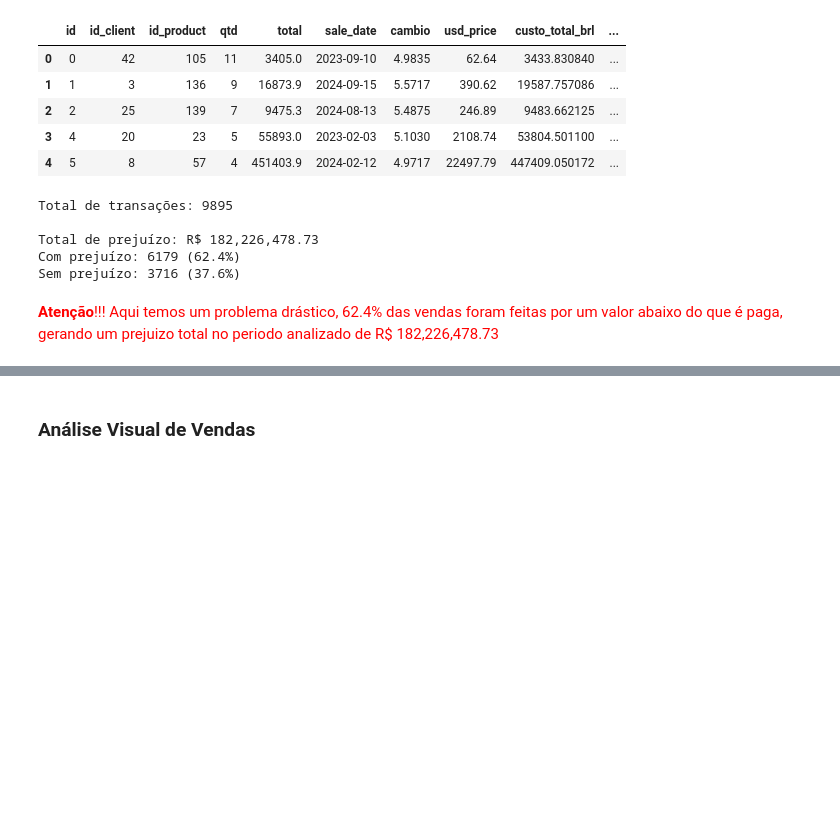
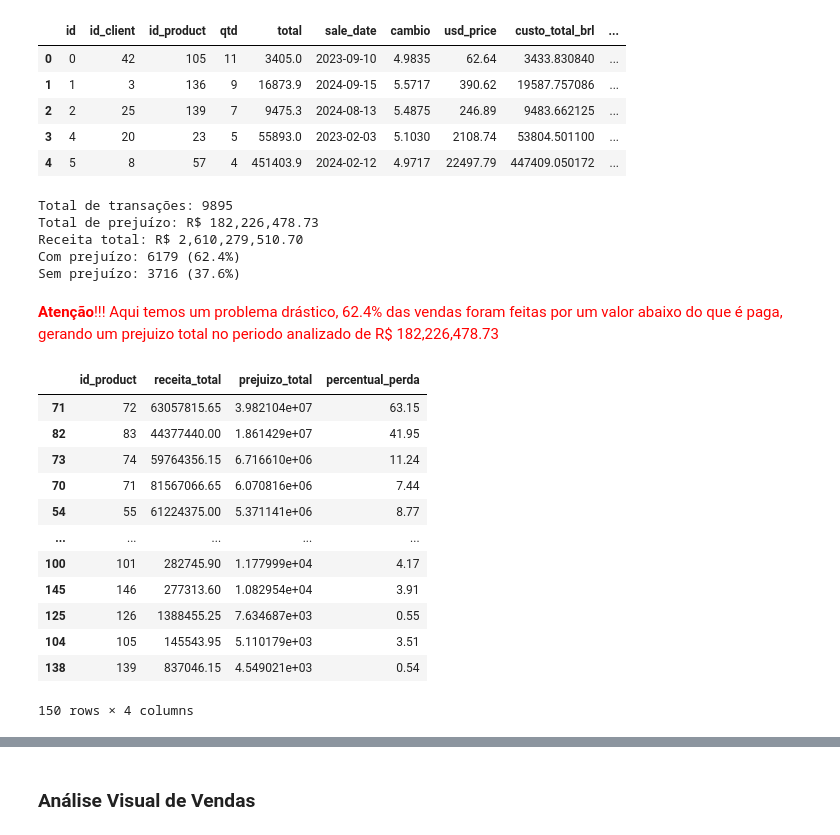
Before and after one commit to gusdiaso/lh_nautical, a Jupyter notebook: notebooks/04_analise_prejuizo.ipynb, the cells around one changed output, grey strips where cells are left out. Drawn from its saved outputs; the diff is of its cells as text; code cells hidden in the pictures; blank space fills up the shorter version.

```diff
--- a/notebooks/04_analise_prejuizo.ipynb
+++ b/notebooks/04_analise_prejuizo.ipynb
@@ -85,14 +86,15 @@ com_prejuizo = df_vendas['tem_prejuizo'].sum()
 sem_prejuizo = total - com_prejuizo
 
 print(f"Total de transações: {total}")
-print(f"\nTotal de prejuízo: R$ {df_vendas[df_vendas['tem_prejuizo']]['prejuizo'].sum():,.2f}")
+print(f"Total de prejuízo: R$ {df_vendas[df_vendas['tem_prejuizo']]['prejuizo'].sum():,.2f}")
+print(f"Receita total: R$ {df_vendas['total'].sum():,.2f}")
 
 print(f"Com prejuízo: {com_prejuizo} ({com_prejuizo/total*100:.1f}%)")
 print(f"Sem prejuízo: {sem_prejuizo} ({sem_prejuizo/total*100:.1f}%)")
 # %% [output]
 Total de transações: 9895
-
 Total de prejuízo: R$ 182,226,478.73
+Receita total: R$ 2,610,279,510.70
 Com prejuízo: 6179 (62.4%)
 Sem prejuízo: 3716 (37.6%)
 # %% [markdown]
@@ -100,8 +102,23 @@ Sem prejuízo: 3716 (37.6%)
 # %%
 df_agg = df_vendas.groupby('id_product').agg(
     receita_total  = ('total', 'sum'),
     prejuizo_total = ('prejuizo', lambda x: x[x > 0].sum())
 ).reset_index()
 
 df_agg['percentual_perda'] = (df_agg['prejuizo_total'] / df_agg['receita_total'] * 100).round(2)
 df_agg = df_agg[df_agg['prejuizo_total'] > 0].sort_values('prejuizo_total', ascending=False)
+df_agg
+# %% [output]
+|  | id_product | receita_total | prejuizo_total | percentual_perda |
+| 71 | 72 | 63057815.65 | 3.982104e+07 | 63.15 |
+| 82 | 83 | 44377440.00 | 1.861429e+07 | 41.95 |
+| 73 | 74 | 59764356.15 | 6.716610e+06 | 11.24 |
+| 70 | 71 | 81567066.65 | 6.070816e+06 | 7.44 |
+| 54 | 55 | 61224375.00 | 5.371141e+06 | 8.77 |
+| ... | ... | ... | ... | ... |
+| 100 | 101 | 282745.90 | 1.177999e+04 | 4.17 |
+| 145 | 146 | 277313.60 | 1.082954e+04 | 3.91 |
+| 125 | 126 | 1388455.25 | 7.634687e+03 | 0.55 |
+| 104 | 105 | 145543.95 | 5.110179e+03 | 3.51 |
+| 138 | 139 | 837046.15 | 4.549021e+03 | 0.54 |
+150 rows × 4 columns
```
Also changed, not shown: parts of 8 cells of this notebook, 15 other files.
